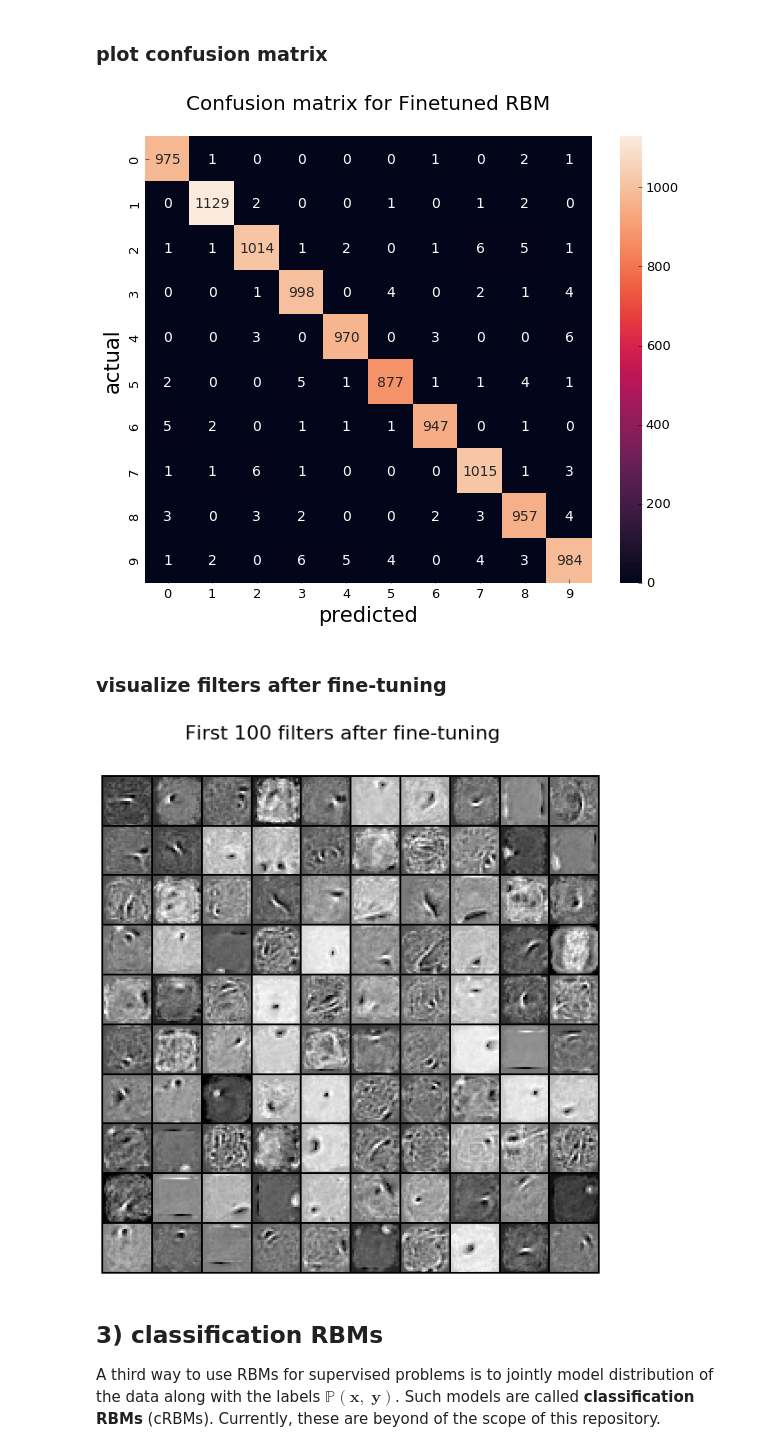
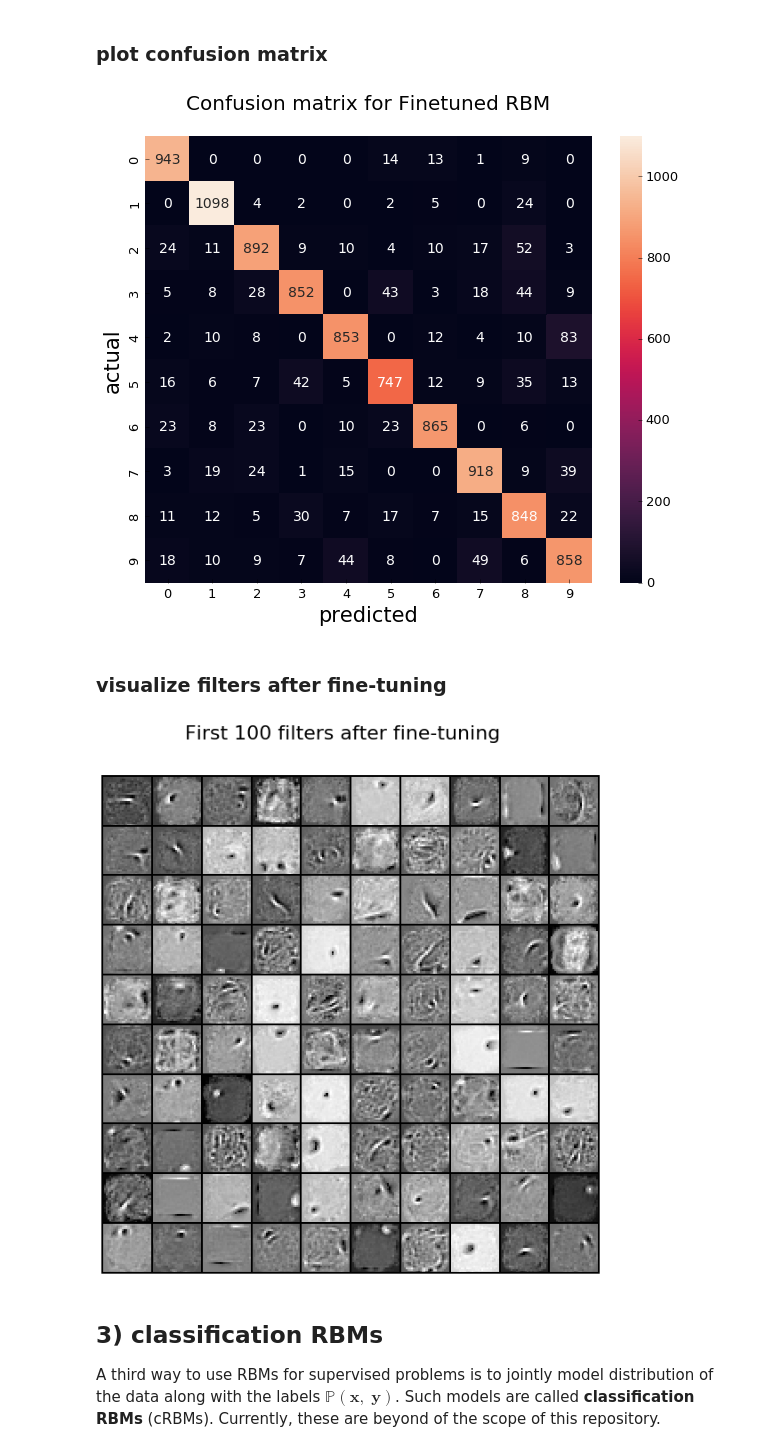
Before and after one commit to yell/boltzmann-machines, a Jupyter notebook: notebooks/rbm_mnist.ipynb, the cells around one changed output. Cells and saved outputs as stored; diff of their text form; code cells hidden in the pictures.

Commit message:
move discriminative fine-tuning to run script + use Keras

```diff
--- a/notebooks/rbm_mnist.ipynb
+++ b/notebooks/rbm_mnist.ipynb
@@ -126,3 +95,7 @@ Elapsed time: 486.434 sec
+# %%
+y_pred = np.load('../data/rbm_y_pred.npy')
+y_test = np.load('../data/rbm_y_test.npy')
+W_finetuned = np.load('../data/rbm_W_finetuned.npy')
 # %% [markdown]
 ### plot confusion matrix
 # %%
@@ -135,16 +108,16 @@ ax = plot_confusion_matrix(C, fmt='d')
 plt.title('Confusion matrix for Finetuned RBM\n', fontsize=20)
 plt.savefig('rbm_mnist_confusion_matrix.png', dpi=144)
 # %% [output]
-[figure, old version]
+[figure, new version]
 # %% [markdown]
 ### visualize filters after fine-tuning
 # %%
 fig = plt.figure(figsize=(10, 10))
-plot_matrices(mlp.coefs_[0].T, shape=(28, 28), title='First 100 filters after fine-tuning',
+plot_matrices(W_finetuned.T, shape=(28, 28), title='First 100 filters after fine-tuning',
               imshow_params={'cmap': plt.cm.gray});
 plt.savefig('rbm_mnist_finetuned.png', dpi=196);
 # %% [output]
-[figure, old version]
+[figure, new version]
 # %% [markdown]
 ## 3) classification RBMs
 A third way to use RBMs for supervised problems is to jointly model distribution of the data along with the labels $\mathbb{P}(\mathbf{x},\;\mathbf{y})$. Such models are called **classification RBMs** (cRBMs). Currently, these are beyond of the scope of this repository.
```
Also changed, not shown: parts of 2 cells of this notebook, 3 other files.
